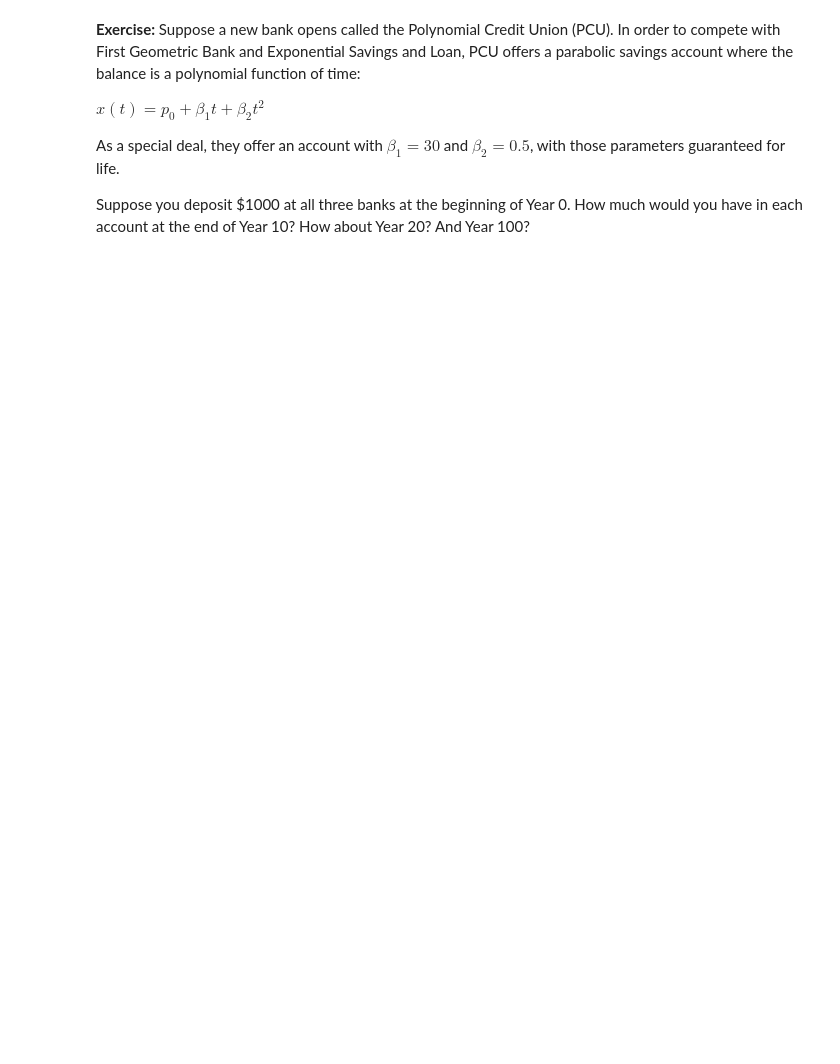
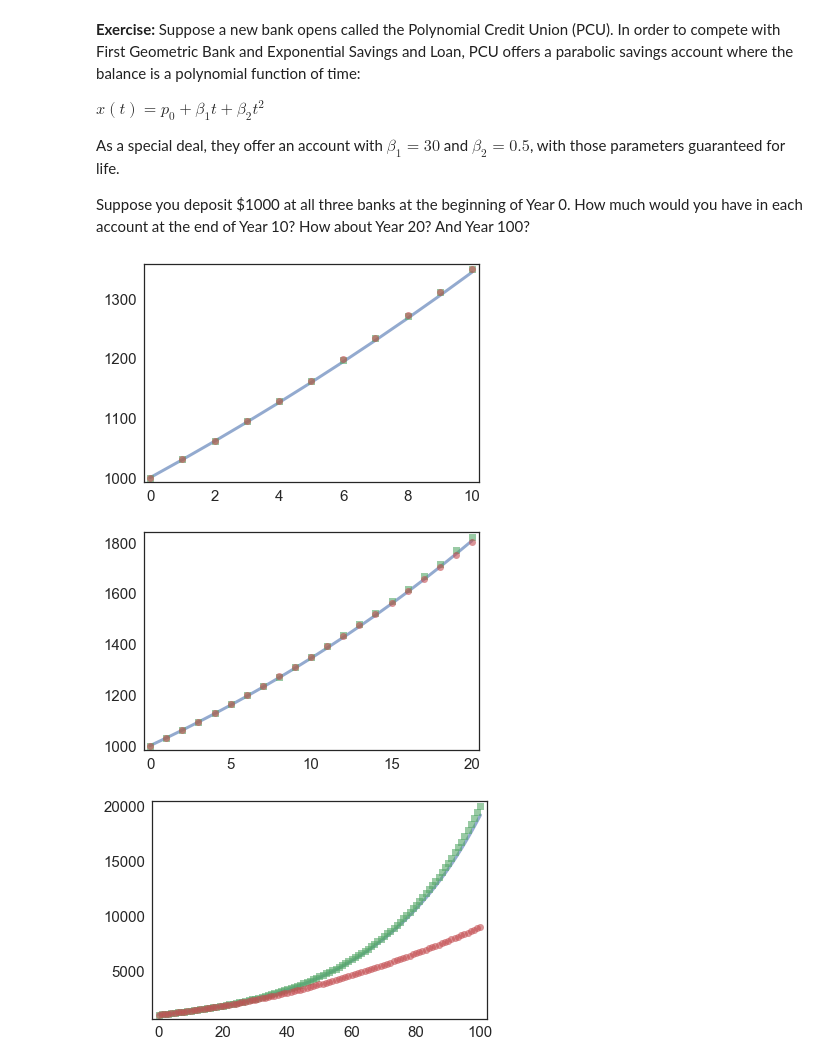
Before and after one commit to NOwolabi/modsim_project_2, a Jupyter notebook: code/chap04-mine.ipynb, the cells around one changed output. Saved outputs shown, nothing was run; the diff lists cells and outputs as text; code cells hidden in the pictures; blank space fills up the shorter version.

```diff
--- a/code/chap04-mine.ipynb
+++ b/code/chap04-mine.ipynb
@@ -265,6 +296,56 @@ $ x(t) = p_0 + \beta_1 t + \beta_2 t^2 $
 As a special deal, they offer an account with $\beta_1 = 30$ and $\beta_2 = 0.5$, with those parameters guaranteed for life.
 
 Suppose you deposit \$1000 at all three banks at the beginning of Year 0.  How much would you have in each account at the end of Year 10?  How about Year 20?  And Year 100?
+# %%
+# Solution goes here
+money_in = 1000
+alpha = 0.03
+time1 = linrange(10)
+time2 = linrange(20)
+time3 = linrange(100)
+
+
+
+def FGB (money_in, time):
+    final_balance_FGB = money_in * (1 + alpha) ** time
+    return final_balance_FGB
+def ESL (money_in, time):
+    final_balance_ESL = money_in * exp(alpha * time)
+    return final_balance_ESL
+def PCU (money_in, time):
+    final_balance_PCU = money_in + 30 *  time + .5 * (time ** 2)
+    return final_balance_PCU
+
+a = FGB(money_in,time1)
+b = ESL(money_in,time1)
+c = PCU(money_in,time1)
+
+a2 = FGB(money_in,time2)
+b2 = ESL(money_in,time2)
+c2 = PCU(money_in,time2)
+
+a3 = FGB(money_in,time3)
+b3 = ESL(money_in,time3)
+c3 = PCU(money_in,time3)
+
+newfig()
+plot(time1, a, '-')
+plot(time1, b, 's')
+plot(time1, c, 'o')
+
+newfig()
+plot(time2, a2, '-')
+plot(time2, b2, 's')
+plot(time2, c2, 'o')
+
+newfig()
+plot(time3, a3, '-')
+plot(time3, b3, 's')
+plot(time3, c3, 'o')
+# %% [output]
+[figure, added]
+[figure, added]
+[figure, added]
 # %%
 # Solution goes here
 # %%
```
Also changed, not shown: parts of 3 cells of this notebook, 10 other files.
